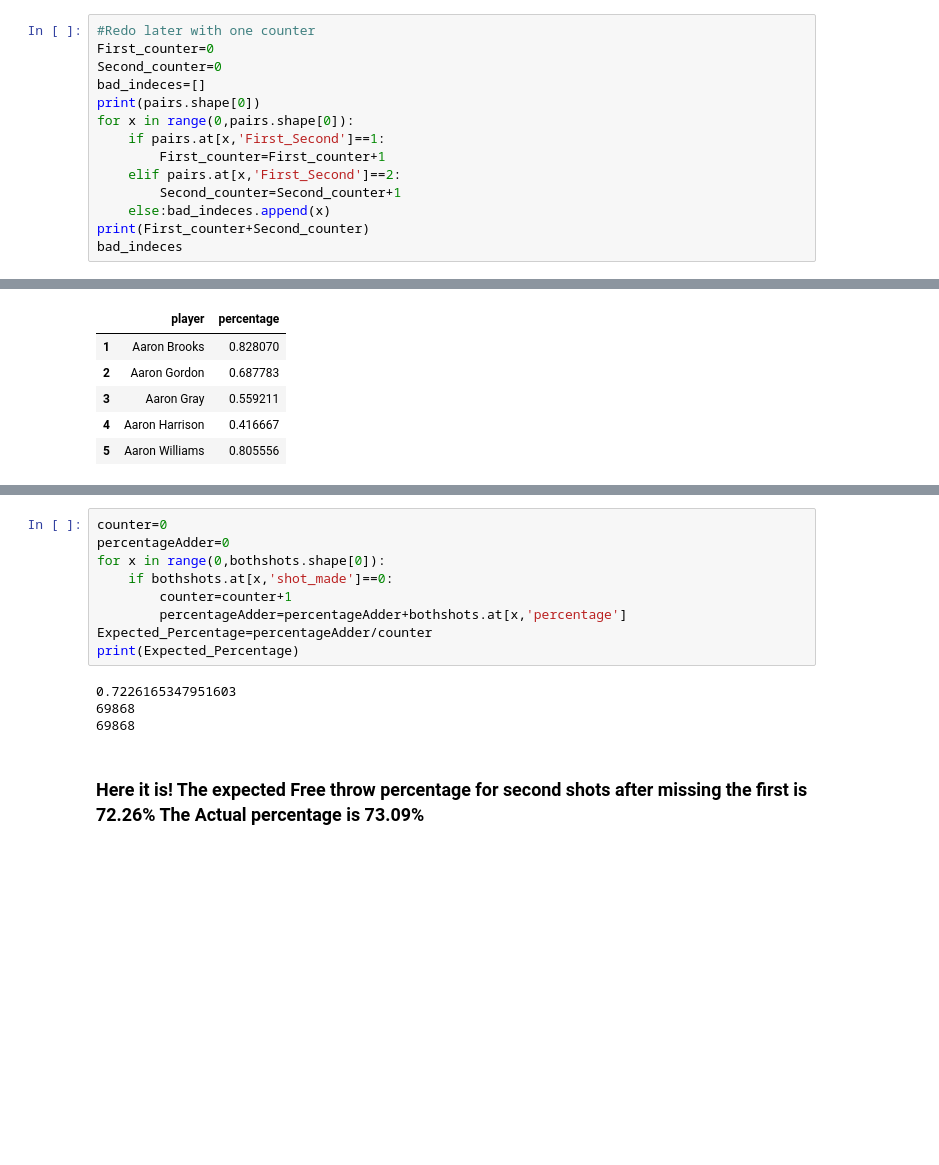
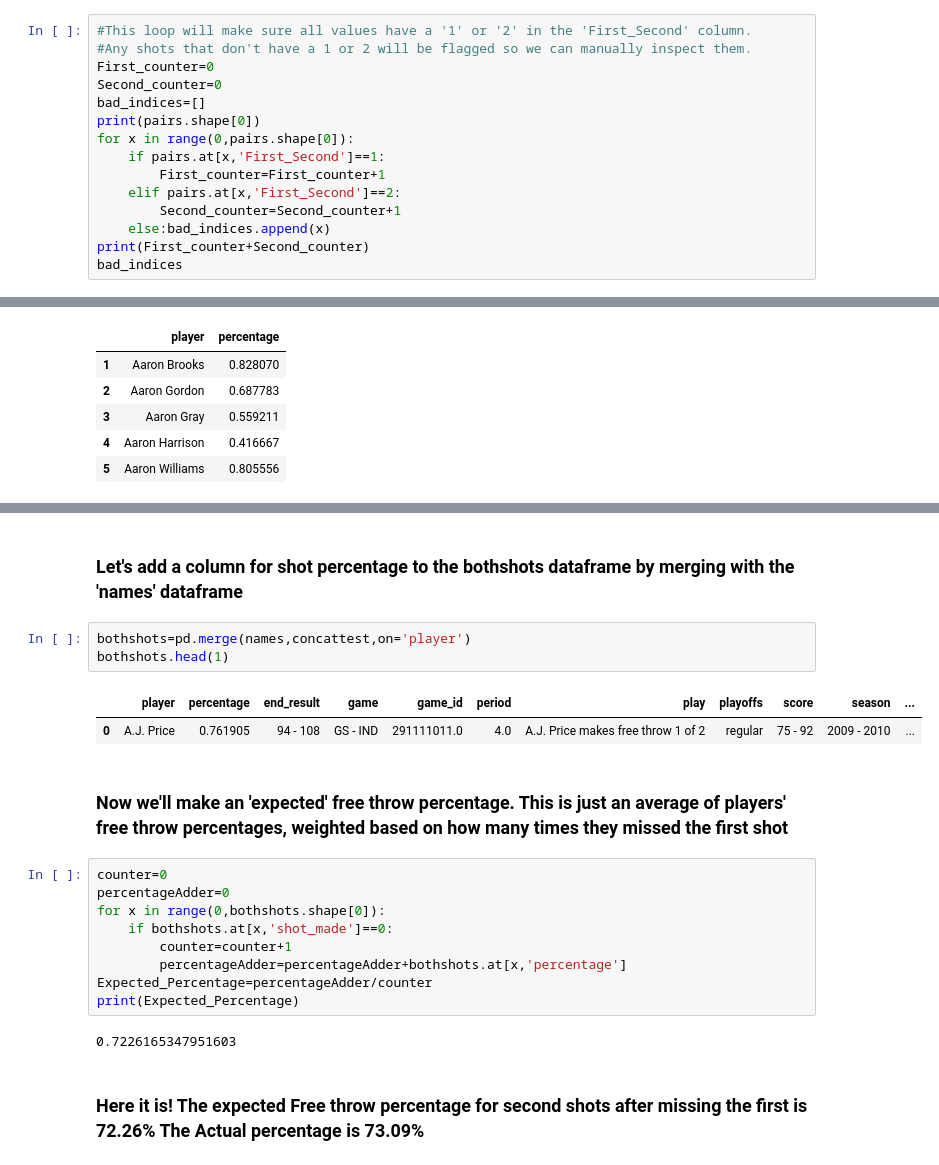
Before and after one commit to benmuhlmann/FreeThrowAnalysis, a Jupyter notebook: Free throws 2.0.ipynb, the cells around one changed output, grey strips where cells are left out. Drawn from its saved outputs; the diff is of its cells as text; blank space fills up the shorter version.

```diff
--- a/Free throws 2.0.ipynb
+++ b/Free throws 2.0.ipynb
@@ -99,19 +98,20 @@ pairs.head()
 | 3 | 106 - 114 | PHX - LAL | 261031013.0 | 1.0 | Andrew Bynum misses free throw 2 ... | Andrew Bynum | regular | 18 - 12 | 2006 - 2007 | 0 | ... |
 | 4 | 106 - 114 | PHX - LAL | 261031013.0 | 1.0 | Amare Stoudemire makes free throw... | Amare Stoudemire | regular | 33 - 20 | 2006 - 2007 | 1 | ... |
 # %%
-#Redo later with one counter
+#This loop will make sure all values have a '1' or '2' in the 'First_Second' column.
+#Any shots that don't have a 1 or 2 will be flagged so we can manually inspect them.
 First_counter=0
 Second_counter=0
-bad_indeces=[]
+bad_indices=[]
 print(pairs.shape[0])
 for x in range(0,pairs.shape[0]):
     if pairs.at[x,'First_Second']==1:
         First_counter=First_counter+1
     elif pairs.at[x,'First_Second']==2:
         Second_counter=Second_counter+1
-    else:bad_indeces.append(x)
+    else:bad_indices.append(x)
 print(First_counter+Second_counter)
-bad_indeces
+bad_indices
 # %% [output]
 528568
 528566
@@ -387,3 +355,13 @@ bothshots.head()
+# %% [markdown]
+### Let's add a column for shot percentage to the bothshots dataframe by merging with the 'names' dataframe
+# %%
+bothshots=pd.merge(names,concattest,on='player')
+bothshots.head(1)
+# %% [output]
+|  | player | percentage | end_result | game | game_id | period | play | playoffs | score | season | ... |
+| 0 | A.J. Price | 0.761905 | 94 - 108 | GS - IND | 291111011.0 | 4.0 | A.J. Price makes free throw 1 of 2 | regular | 75 - 92 | 2009 - 2010 | ... |
+# %% [markdown]
+### Now we'll make an 'expected' free throw percentage. This is just an average of players' free throw percentages, weighted based on how many times they missed the first shot
 # %%
 counter=0
 percentageAdder=0
@@ -395,7 +373,5 @@ Expected_Percentage=percentageAdder/counter
 print(Expected_Percentage)
 # %% [output]
 0.7226165347951603
-69868
-69868
 # %% [markdown]
 ### Here it is! The expected Free throw percentage for second shots after missing the first is 72.26% The Actual percentage is 73.09%
```
Also changed, not shown: parts of 21 cells of this notebook.
